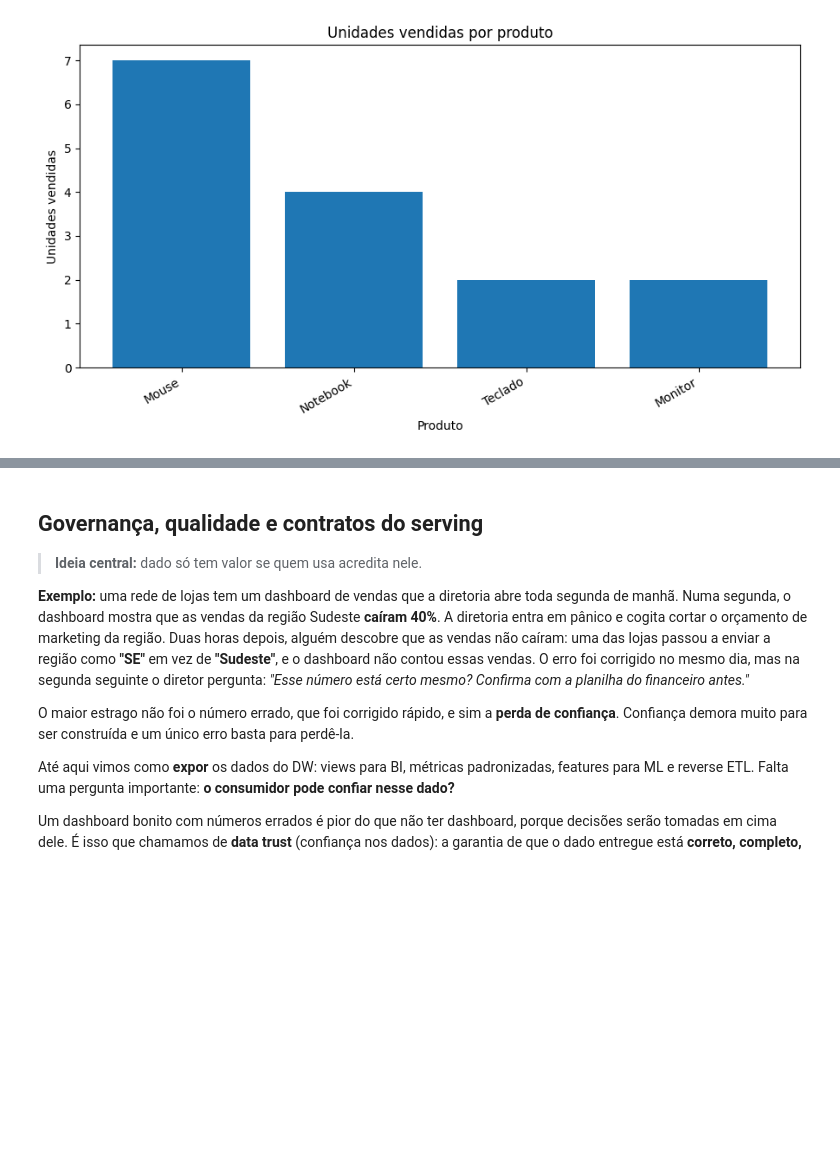
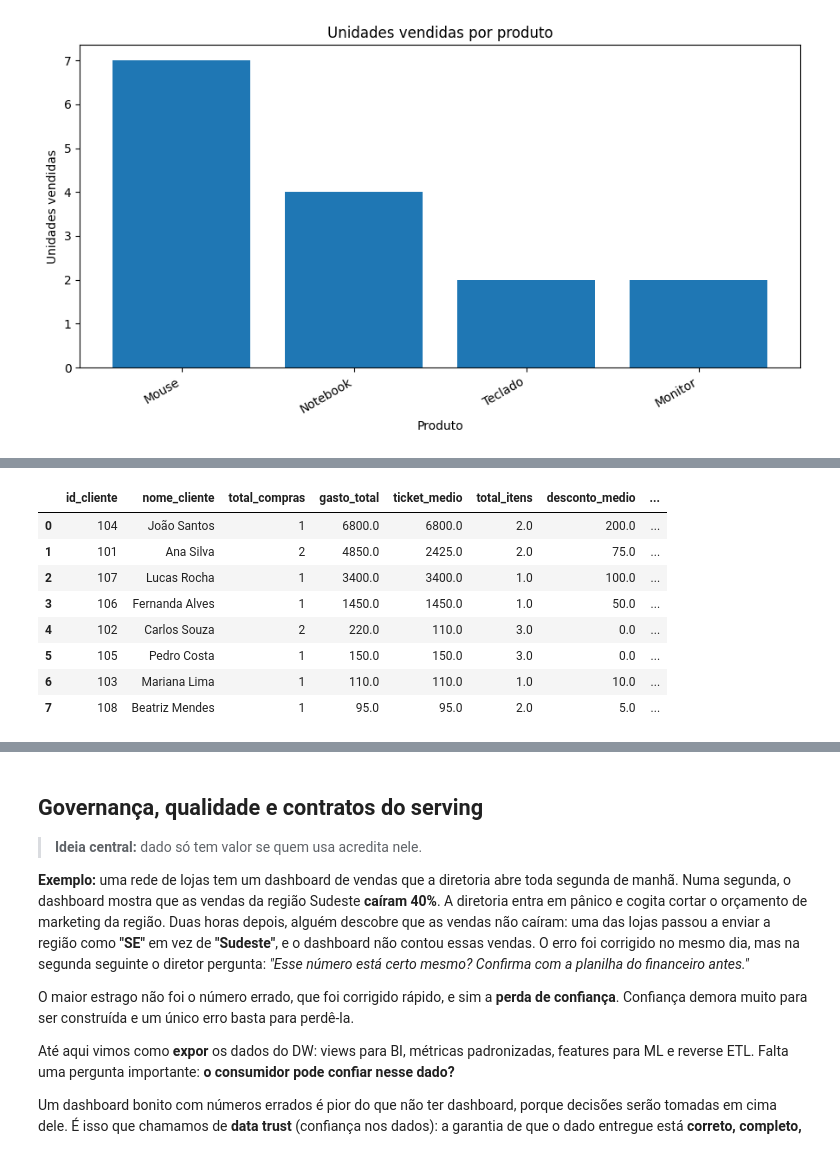
Before and after one commit to ladata-ufs/XII-SEMAC-ENGENHARIA-DADOS-DATA-WAREHOUSING, a Jupyter notebook: notebooks/D2/modulo_04_serving_analytics_and_ML.ipynb, the cells around one changed output, grey strips where cells are left out. Drawn from its saved outputs; the diff is of its cells as text; code cells hidden in the pictures; blank space fills up the shorter version.

```diff
--- a/notebooks/D2/modulo_04_serving_analytics_and_ML.ipynb
+++ b/notebooks/D2/modulo_04_serving_analytics_and_ML.ipynb
@@ -531,0 +564,41 @@ con.close()
+# %%
+import duckdb
+import pandas as pd
+
+# Reconecta ao Data Warehouse criado no Módulo 3
+con = duckdb.connect("modulo3-dados/data_warehouse.duckdb", read_only=True)
+sql_features_clientes = """
+SELECT
+    c.id_cliente,
+    c.nome_cliente,
+    COUNT(f.id_venda) AS total_compras,
+    SUM(f.valor_total) AS gasto_total,
+    ROUND(AVG(f.valor_total), 2) AS ticket_medio,
+    SUM(f.quantidade) AS total_itens,
+    ROUND(AVG(f.desconto), 2) AS desconto_medio,
+    DATEDIFF('day', CAST(MAX(d.data_venda) AS DATE), DATE '2026-05-01') AS dias_desde_ultima_compra
+FROM fato_vendas f
+JOIN dim_cliente c
+    ON f.id_cliente = c.id_cliente
+JOIN dim_data d
+    ON f.id_data = d.id_data
+GROUP BY
+    c.id_cliente,
+    c.nome_cliente
+ORDER BY
+    gasto_total DESC
+"""
+df_features_dw = con.execute(sql_features_clientes).df()
+con.close()
+
+display(df_features_dw)
+# %% [output]
+|  | id_cliente | nome_cliente | total_compras | gasto_total | ticket_medio | total_itens | desconto_medio | ... |
+| 0 | 104 | João Santos | 1 | 6800.0 | 6800.0 | 2.0 | 200.0 | ... |
+| 1 | 101 | Ana Silva | 2 | 4850.0 | 2425.0 | 2.0 | 75.0 | ... |
+| 2 | 107 | Lucas Rocha | 1 | 3400.0 | 3400.0 | 1.0 | 100.0 | ... |
+| 3 | 106 | Fernanda Alves | 1 | 1450.0 | 1450.0 | 1.0 | 50.0 | ... |
+| 4 | 102 | Carlos Souza | 2 | 220.0 | 110.0 | 3.0 | 0.0 | ... |
+| 5 | 105 | Pedro Costa | 1 | 150.0 | 150.0 | 3.0 | 0.0 | ... |
+| 6 | 103 | Mariana Lima | 1 | 110.0 | 110.0 | 1.0 | 10.0 | ... |
+| 7 | 108 | Beatriz Mendes | 1 | 95.0 | 95.0 | 2.0 | 5.0 | ... |
```
Also changed, not shown: parts of 14 cells of this notebook, 2 other files.
